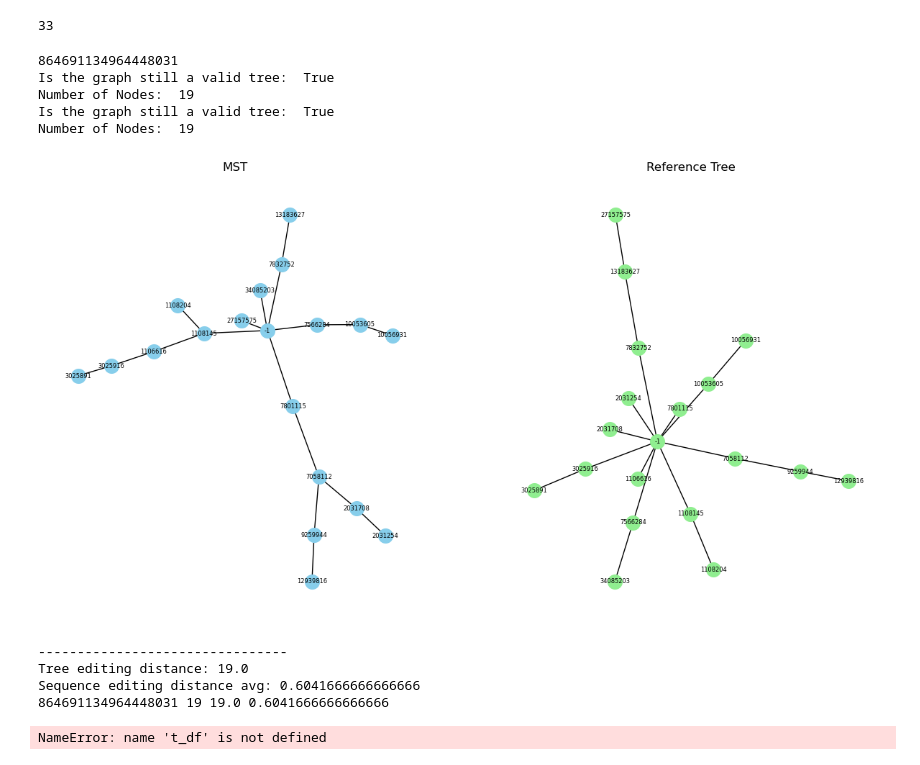
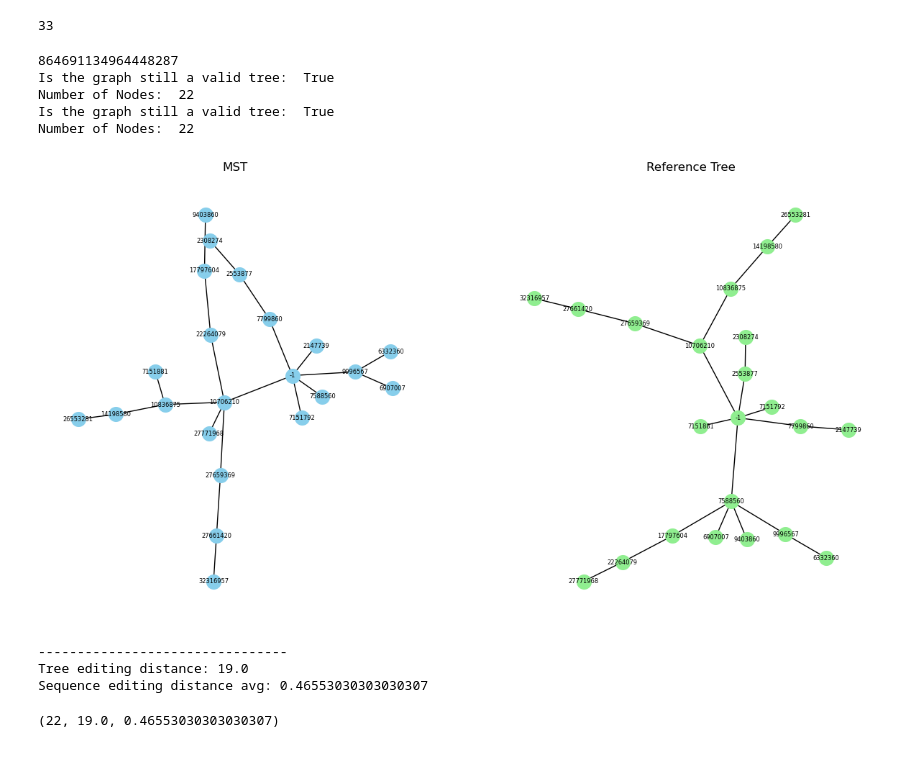
Before and after one commit to saarthaks/connectomics, a Jupyter notebook: test_CompareTrees.ipynb, the cells around one changed output. Saved outputs shown, nothing was run; the diff lists cells and outputs as text; code cells hidden in the pictures.

Commit message:
added cell_df as argument

```diff
--- a/test_CompareTrees.ipynb
+++ b/test_CompareTrees.ipynb
@@ -8,4 +8,25 @@ with open("data/test_mst_1.pkl", 'rb') as f:
 len(mst.nodes)
 # %% [output]
 33
+# %%
+def whole_process(cell_table_path, mst):
+    syn_id_wanted, sk_df, sk_csgraph, ref_rood_id = skeleton_syn_to_keep(cell_table_path, mst)
+    mst_csgraph, mst_root_id, mst_df = convert_to_cs(mst)
+    new_mst = Skeleton.prune_tree(syn_id_wanted, mst_df, mst_csgraph, mst_root_id)
+    ref_tree = Skeleton.prune_tree(syn_id_wanted, sk_df, sk_csgraph, ref_rood_id)
+    number_nodes, tree_distance, seq_editing = compare(new_mst, ref_tree)
+    return number_nodes, tree_distance, seq_editing
+
+whole_process("data/cells_no_repeats.csv", mst)
+# %% [output]
+864691134964448287
+Is the graph still a valid tree:  True
+Number of Nodes:  22
+Is the graph still a valid tree:  True
+Number of Nodes:  22
+[figure, added]
+--------------------------------
+Tree editing distance: 19.0
+Sequence editing distance avg: 0.46553030303030307
+(22, 19.0, 0.46553030303030307)
 # %%
@@ -17,30 +44,0 @@ with open('data/selected_cell', 'rb') as fp:
-# %%
-def whole_process(mst):
-    syn_id_wanted, sk_df, sk_csgraph, ref_rood_id = skeleton_syn_to_keep(mst)
-    mst_csgraph, mst_root_id, mst_df = convert_to_cs(mst)
-    new_mst = Skeleton.prune_tree(syn_id_wanted, mst_df, mst_csgraph, mst_root_id)
-    ref_tree = Skeleton.prune_tree(syn_id_wanted, sk_df, sk_csgraph, ref_rood_id)
-    number_nodes, tree_distance, seq_editing = compare(new_mst, ref_tree)
-    return number_nodes, tree_distance, seq_editing
-
-for key, val in selected_cell_dic.items():
-    for v in val:
-        number_nodes, tree_distance, seq_editing = whole_process(v[0])
-        print(v[1], number_nodes, tree_distance, seq_editing)
-        break
-    break
-# %% [output]
-864691134964448031
-Is the graph still a valid tree:  True
-Number of Nodes:  19
-Is the graph still a valid tree:  True
-Number of Nodes:  19
-[figure, removed]
---------------------------------
-Tree editing distance: 19.0
-Sequence editing distance avg: 0.6041666666666666
-864691134964448031 19 19.0 0.6041666666666666
-# %%
-t_df
-# %% [output]
-NameError: name 't_df' is not defined
```
Also changed, not shown: parts of 4 cells of this notebook, 2 other files.
